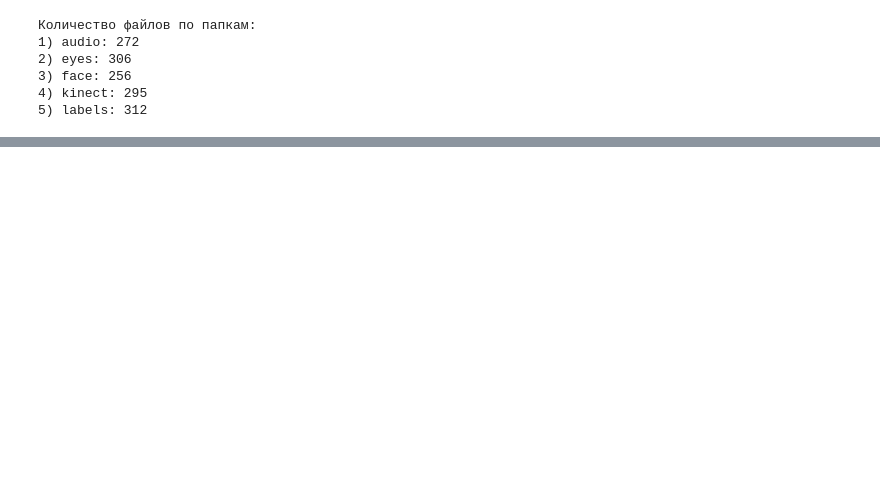
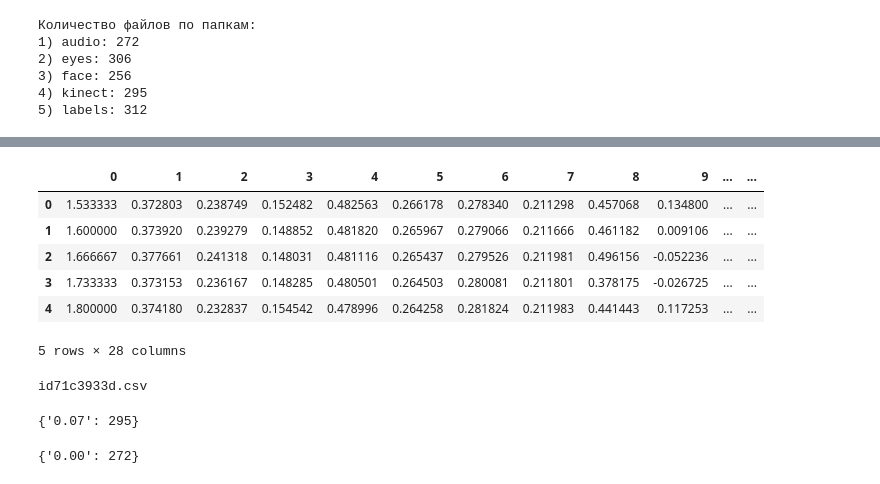
Before and after one commit to kryack/EmoRecognize, a Jupyter notebook: DataReview.ipynb, the cells around one changed output, grey strips where cells are left out. Saved outputs shown, nothing was run; the diff lists cells and outputs as text; code cells hidden in the pictures; blank space fills up the shorter version.

```diff
--- a/DataReview.ipynb
+++ b/DataReview.ipynb
@@ -33,0 +269,10 @@ print('Количество файлов по папкам:\n1) audio: {}'
+# %%
+kinect_pd.head()
+# %% [output]
+|  | 0 | 1 | 2 | 3 | 4 | 5 | 6 | 7 | 8 | 9 | ... | ... |
+| 0 | 1.533333 | 0.372803 | 0.238749 | 0.152482 | 0.482563 | 0.266178 | 0.278340 | 0.211298 | 0.457068 | 0.134800 | ... | ... |
+| 1 | 1.600000 | 0.373920 | 0.239279 | 0.148852 | 0.481820 | 0.265967 | 0.279066 | 0.211666 | 0.461182 | 0.009106 | ... | ... |
+| 2 | 1.666667 | 0.377661 | 0.241318 | 0.148031 | 0.481116 | 0.265437 | 0.279526 | 0.211981 | 0.496156 | -0.052236 | ... | ... |
+| 3 | 1.733333 | 0.373153 | 0.236167 | 0.148285 | 0.480501 | 0.264503 | 0.280081 | 0.211801 | 0.378175 | -0.026725 | ... | ... |
+| 4 | 1.800000 | 0.374180 | 0.232837 | 0.154542 | 0.478996 | 0.264258 | 0.281824 | 0.211983 | 0.441443 | 0.117253 | ... | ... |
+5 rows × 28 columns
@@ -33,0 +316,14 @@ print('Количество файлов по папкам:\n1) audio: {}'
+# %%
+for key, value in dict_of_labels.items():
+    #print('\n', key, value)
+    data_vizualization(key, **value)
+# %% [output]
+id71c3933d.csv
+# %%
+shape_counter
+# %% [output]
+{'0.07': 295}
+# %%
+shape_counter
+# %% [output]
+{'0.00': 272}
```
Also changed, not shown: parts of 27 cells of this notebook.
